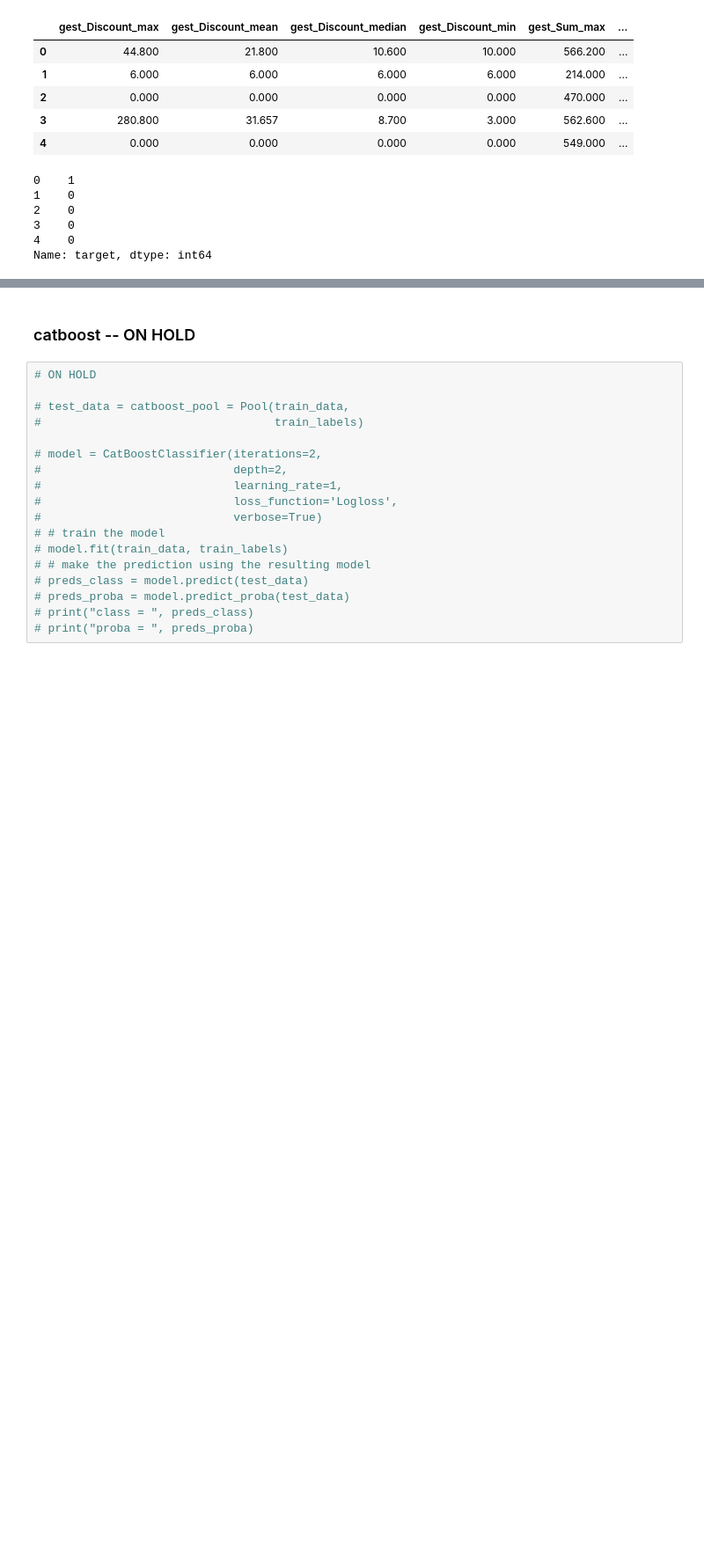
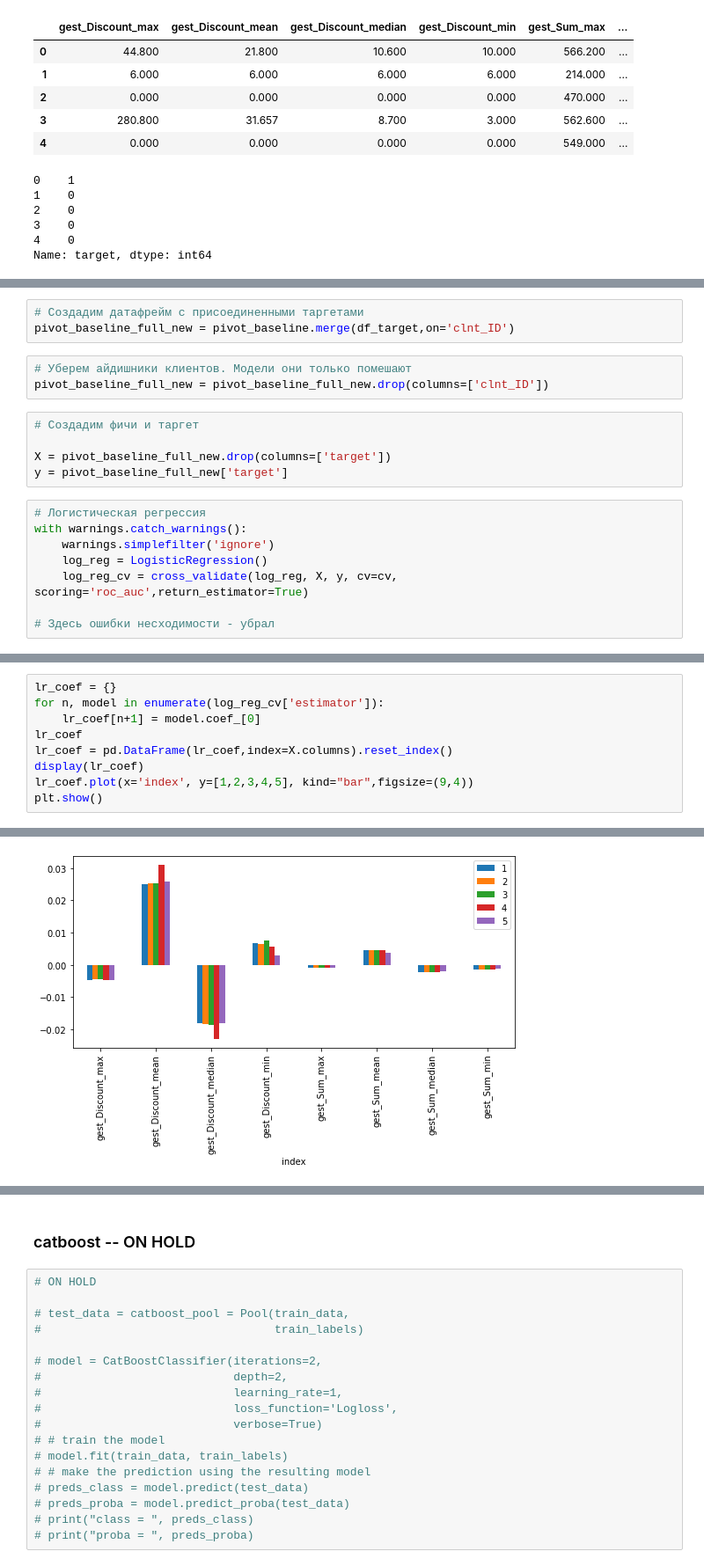
Before and after one commit to snakerzr/cupcake_churn_prediction, a Jupyter notebook: notebook.ipynb, the cells around one changed output, grey strips where cells are left out. Shown at 88% size. Drawn from its saved outputs; the diff is of its cells as text; blank space fills up the shorter version.

Commit message:
baseline done (without catboost and such)

```diff
--- a/notebook.ipynb
+++ b/notebook.ipynb
@@ -1264,0 +1295,19 @@ plt.show()
+# %%
+# Создадим датафрейм с присоединенными таргетами
+pivot_baseline_full_new = pivot_baseline.merge(df_target,on='clnt_ID')
+# %%
+# Уберем айдишники клиентов. Модели они только помешают
+pivot_baseline_full_new = pivot_baseline_full_new.drop(columns=['clnt_ID'])
+# %%
+# Создадим фичи и таргет
+
+X = pivot_baseline_full_new.drop(columns=['target'])
+y = pivot_baseline_full_new['target']
+# %%
+# Логистическая регрессия
+with warnings.catch_warnings():
+    warnings.simplefilter('ignore')
+    log_reg = LogisticRegression()
+    log_reg_cv = cross_validate(log_reg, X, y, cv=cv, scoring='roc_auc',return_estimator=True)
+
+# Здесь ошибки несходимости - убрал
@@ -1264,0 +1343,10 @@ plt.show()
+# %%
+lr_coef = {}
+for n, model in enumerate(log_reg_cv['estimator']):
+    lr_coef[n+1] = model.coef_[0]
+lr_coef
+lr_coef = pd.DataFrame(lr_coef,index=X.columns).reset_index()
+display(lr_coef)
+lr_coef.plot(x='index', y=[1,2,3,4,5], kind="bar",figsize=(9,4))
+plt.show()
+# %% [output]
@@ -1264,0 +1362 @@ plt.show()
+[figure, added]
```
Also changed, not shown: parts of 45 cells of this notebook.
